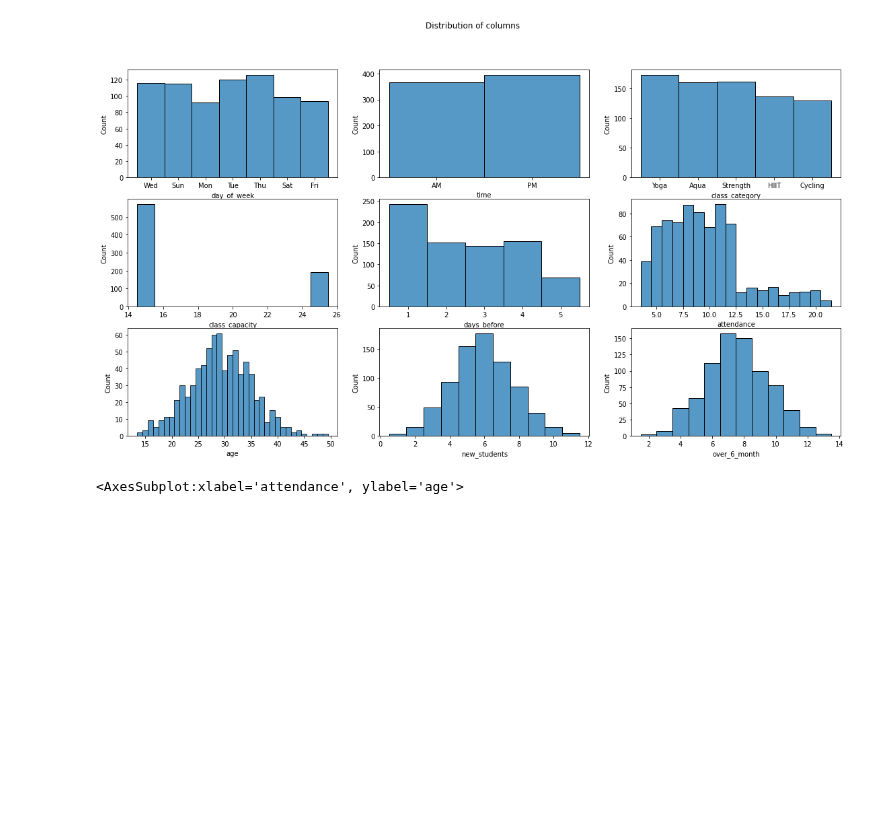
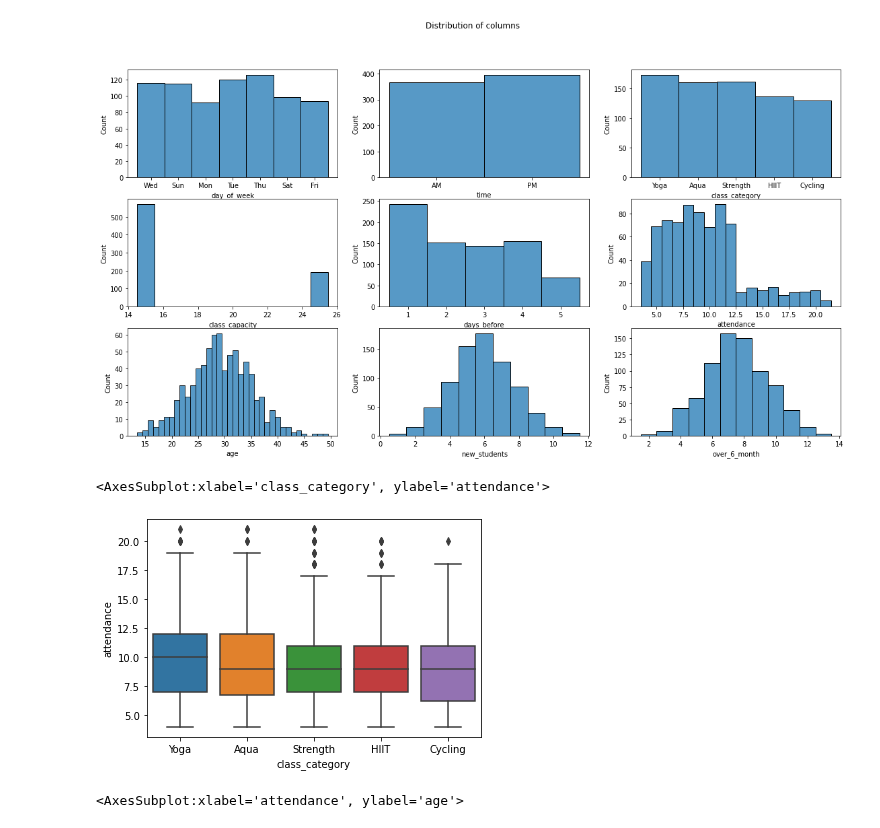
Before and after one commit to CarJung/Uni, a Jupyter notebook: data_camp_certificate/notebook.ipynb, the cells around one changed output. Cells and saved outputs as stored; diff of their text form; code cells hidden in the pictures; blank space fills up the shorter version.

Commit message:
data_camp

```diff
--- a/data_camp_certificate/notebook.ipynb
+++ b/data_camp_certificate/notebook.ipynb
@@ -212,6 +224,11 @@ sns.histplot(data, x ='over_6_month', discrete=True, ax = ax[2,2])
 # %% [output]
 <AxesSubplot:xlabel='over_6_month', ylabel='Count'>
 [figure]
+# %%
+sns.boxplot(x = 'class_category', y = 'attendance', data = data)
+# %% [output]
+<AxesSubplot:xlabel='class_category', ylabel='attendance'>
+[figure, added]
 # %%
 sns.boxplot(x = 'attendance', y = 'age', data = data)
 # %% [output]
```
Also changed, not shown: parts of 6 cells of this notebook.
